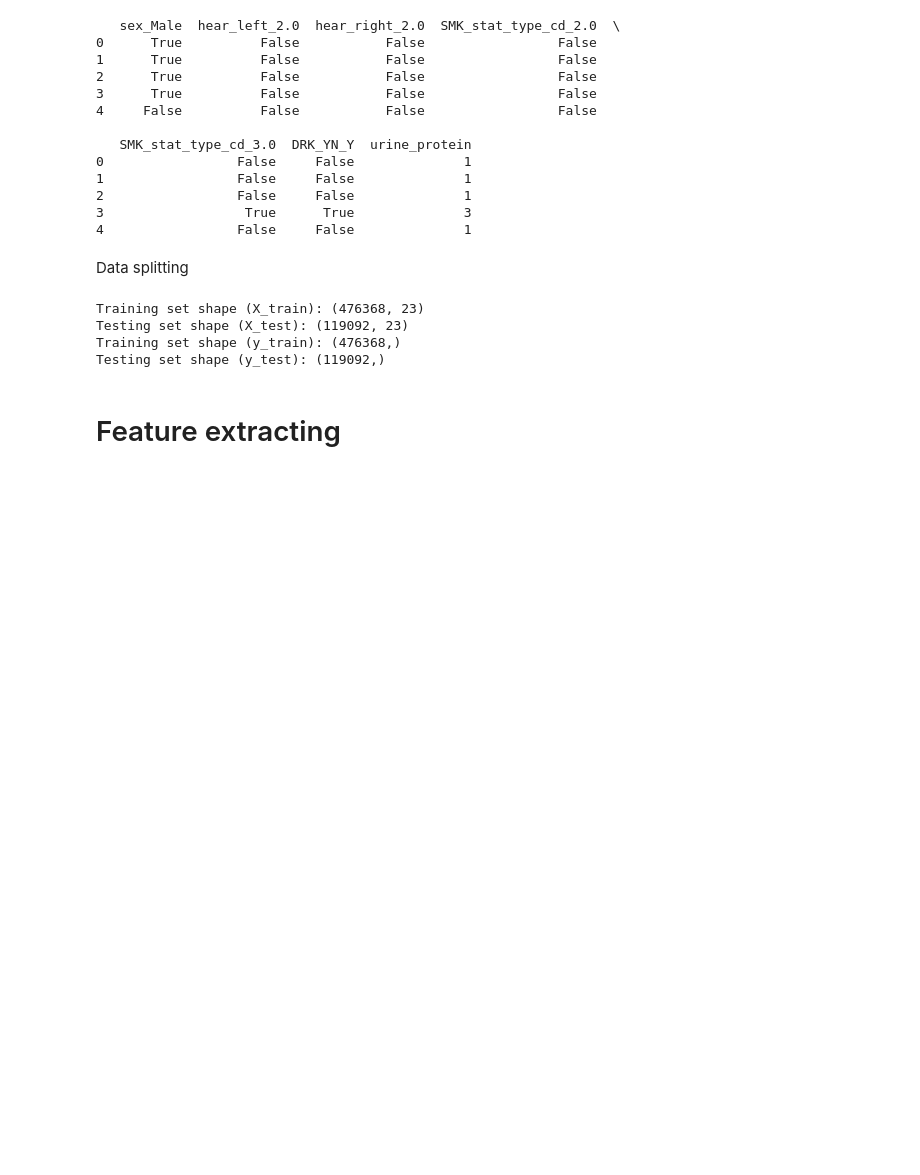
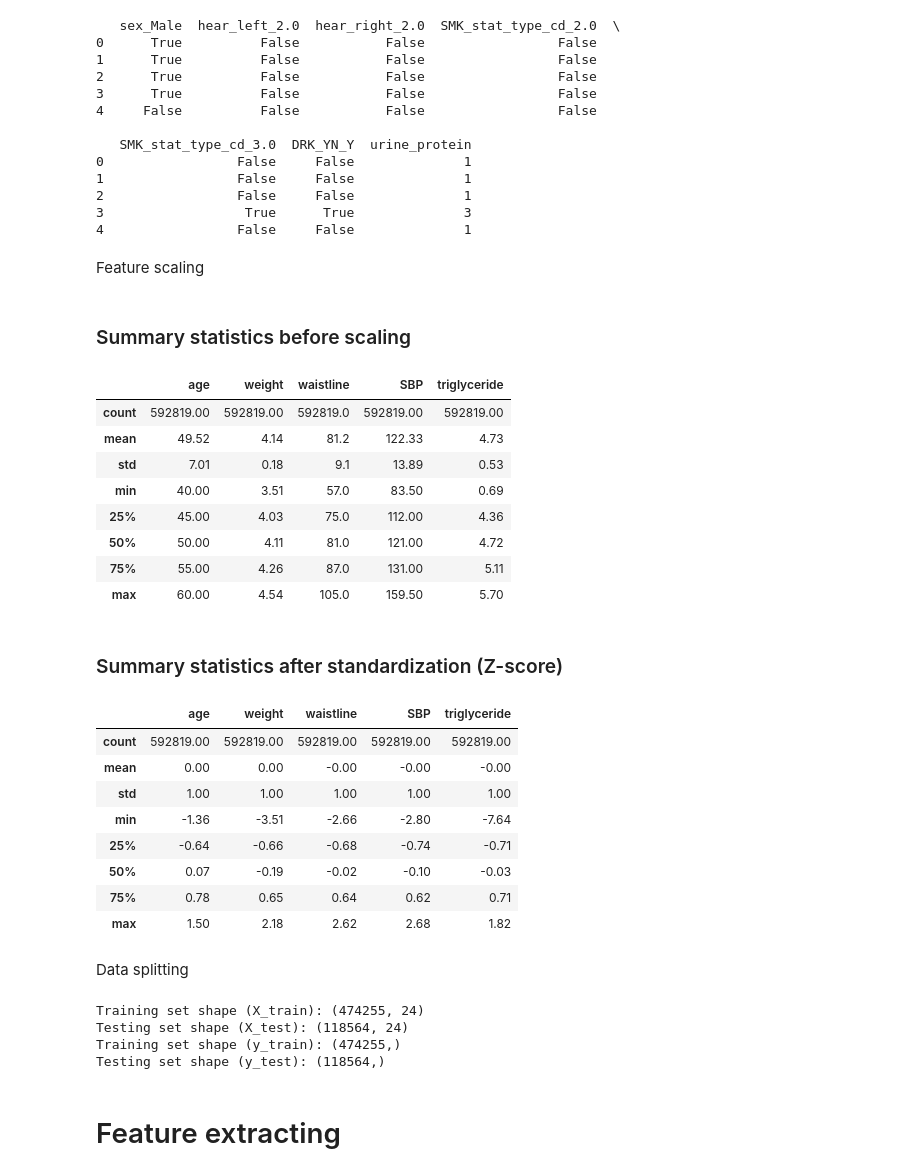
Before and after one commit to johngothe/datadrevet-ex-1, a Jupyter notebook: ex3.ipynb, the cells around one changed output. Saved outputs shown, nothing was run; the diff lists cells and outputs as text; code cells hidden in the pictures; blank space fills up the shorter version.

Commit message:
add feature scaling and fix data split

```diff
--- a/ex3.ipynb
+++ b/ex3.ipynb
@@ -311,12 +312,60 @@ print(df_encoded[encoded_cols].head())
 2                 False     False              1
 3                  True      True              3
 4                 False     False              1
+# %% [markdown]
+Feature scaling
+# %%
+import pandas as pd
+from sklearn.preprocessing import StandardScaler
+from IPython.display import display, Markdown
+
+# Columns to show
+cols_to_show = ["age", "weight", "waistline", "SBP", "triglyceride"]
+
+# Before scaling
+summary_before = df_encoded[cols_to_show].describe().round(2)
+
+# After scaling
+scaler = StandardScaler()
+df_scaled = df_encoded.copy()
+df_scaled[cols_to_show] = scaler.fit_transform(df_encoded[cols_to_show])
+summary_after = df_scaled[cols_to_show].describe().round(2)
+
+# Display summaries neatly in notebook
+display(Markdown("### Summary statistics before scaling"))
+display(summary_before)
+
+display(Markdown("### Summary statistics after standardization (Z-score)"))
+display(summary_after)
+# %% [output]
+### Summary statistics before scaling
+|  | age | weight | waistline | SBP | triglyceride |
+| count | 592819.00 | 592819.00 | 592819.0 | 592819.00 | 592819.00 |
+| mean | 49.52 | 4.14 | 81.2 | 122.33 | 4.73 |
+| std | 7.01 | 0.18 | 9.1 | 13.89 | 0.53 |
+| min | 40.00 | 3.51 | 57.0 | 83.50 | 0.69 |
+| 25% | 45.00 | 4.03 | 75.0 | 112.00 | 4.36 |
+| 50% | 50.00 | 4.11 | 81.0 | 121.00 | 4.72 |
+| 75% | 55.00 | 4.26 | 87.0 | 131.00 | 5.11 |
+| max | 60.00 | 4.54 | 105.0 | 159.50 | 5.70 |
+### Summary statistics after standardization (Z-score)
+|  | age | weight | waistline | SBP | triglyceride |
+| count | 592819.00 | 592819.00 | 592819.00 | 592819.00 | 592819.00 |
+| mean | 0.00 | 0.00 | -0.00 | -0.00 | -0.00 |
+| std | 1.00 | 1.00 | 1.00 | 1.00 | 1.00 |
+| min | -1.36 | -3.51 | -2.66 | -2.80 | -7.64 |
+| 25% | -0.64 | -0.66 | -0.68 | -0.74 | -0.71 |
+| 50% | 0.07 | -0.19 | -0.02 | -0.10 | -0.03 |
+| 75% | 0.78 | 0.65 | 0.64 | 0.62 | 0.71 |
+| max | 1.50 | 2.18 | 2.62 | 2.68 | 1.82 |
 # %% [markdown]
 Data splitting
 # %%
+df_split = df_scaled.copy()
+
 # Set 'DRK_YN'(Drinker or Not) as target variable
-X = df.drop('DRK_YN', axis=1)
-y = df['DRK_YN']
+X = df_split.drop('DRK_YN_Y', axis=1)
+y = df_split['DRK_YN_Y']
 
 # Split the data into training and testing sets (80-20 split)
 X_train, X_test, y_train, y_test = train_test_split(X, y, test_size=0.2, random_state=42)
@@ -326,10 +375,10 @@ print("Testing set shape (X_test):", X_test.shape)
 print("Training set shape (y_train):", y_train.shape)
 print("Testing set shape (y_test):", y_test.shape)
 # %% [output]
-Training set shape (X_train): (476368, 23)
-Testing set shape (X_test): (119092, 23)
-Training set shape (y_train): (476368,)
-Testing set shape (y_test): (119092,)
+Training set shape (X_train): (474255, 24)
+Testing set shape (X_test): (118564, 24)
+Training set shape (y_train): (474255,)
+Testing set shape (y_test): (118564,)
 # %% [markdown]
 # Feature extracting
 # %%
```
Also changed, not shown: parts of 1 cell of this notebook, 1 other file.
